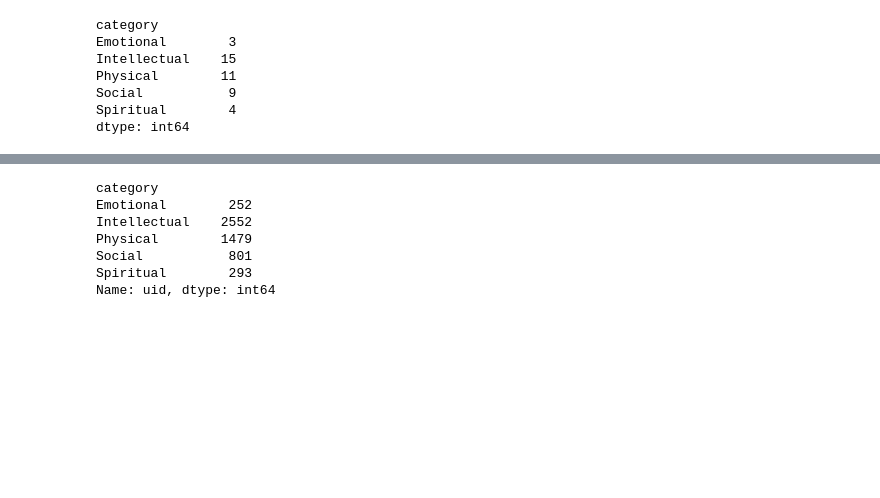
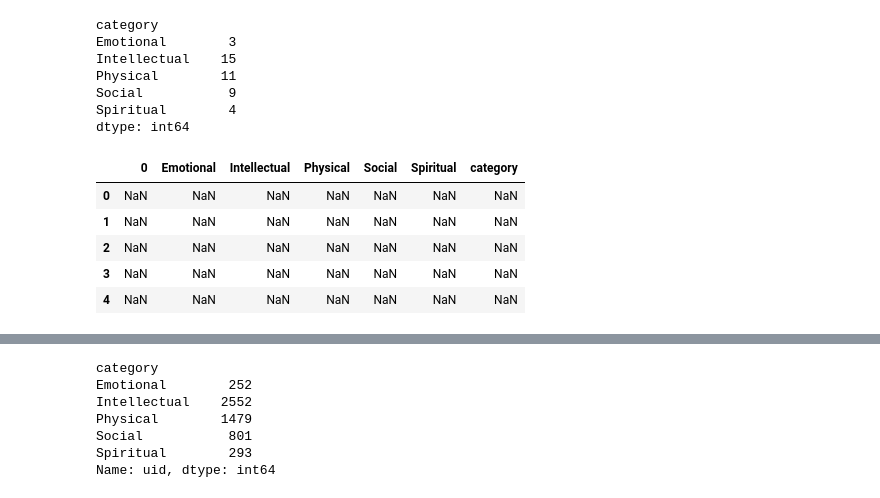
Before and after one commit to Hitstar53/SEVA-SATVA-Course-Analyzer, a Jupyter notebook: analytics/charts.ipynb, the cells around one changed output, grey strips where cells are left out. Cells and saved outputs as stored; diff of their text form; code cells hidden in the pictures; blank space fills up the shorter version.

```diff
--- a/analytics/charts.ipynb
+++ b/analytics/charts.ipynb
@@ -213,3 +213,12 @@ Physical        11
 Social           9
 Spiritual        4
 dtype: int64
+# %%
+enrolments.groupby(by='category').size().reset_index() / courses.groupby(by='category').size()
+# %% [output]
+|  | 0 | Emotional | Intellectual | Physical | Social | Spiritual | category |
+| 0 | NaN | NaN | NaN | NaN | NaN | NaN | NaN |
+| 1 | NaN | NaN | NaN | NaN | NaN | NaN | NaN |
+| 2 | NaN | NaN | NaN | NaN | NaN | NaN | NaN |
+| 3 | NaN | NaN | NaN | NaN | NaN | NaN | NaN |
+| 4 | NaN | NaN | NaN | NaN | NaN | NaN | NaN |
```
Also changed, not shown: parts of 17 cells of this notebook, 1 other file.
